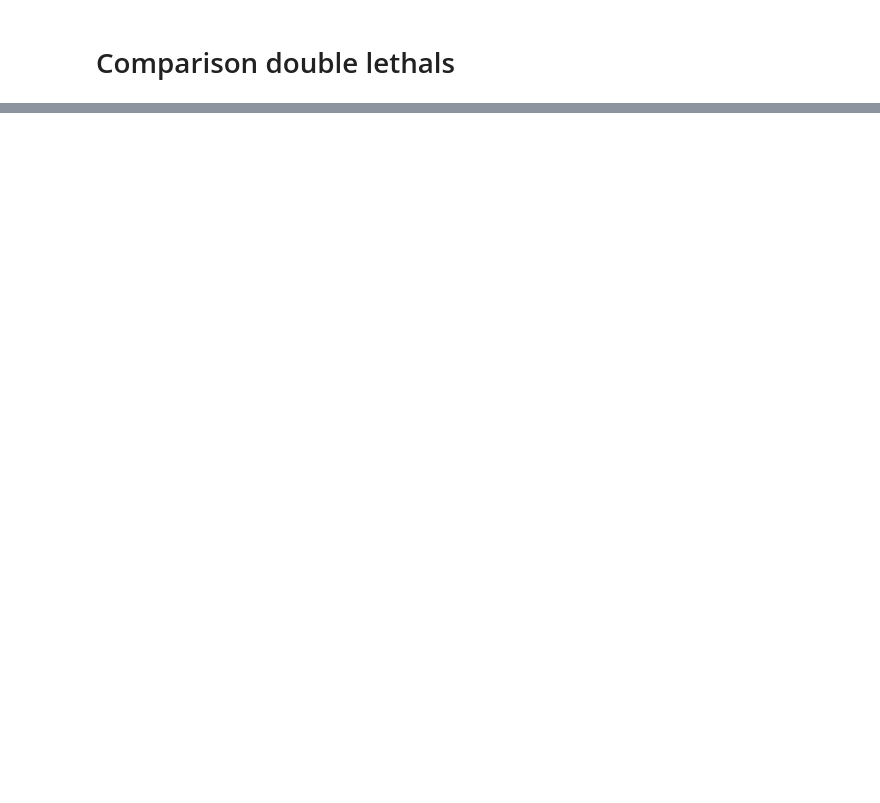
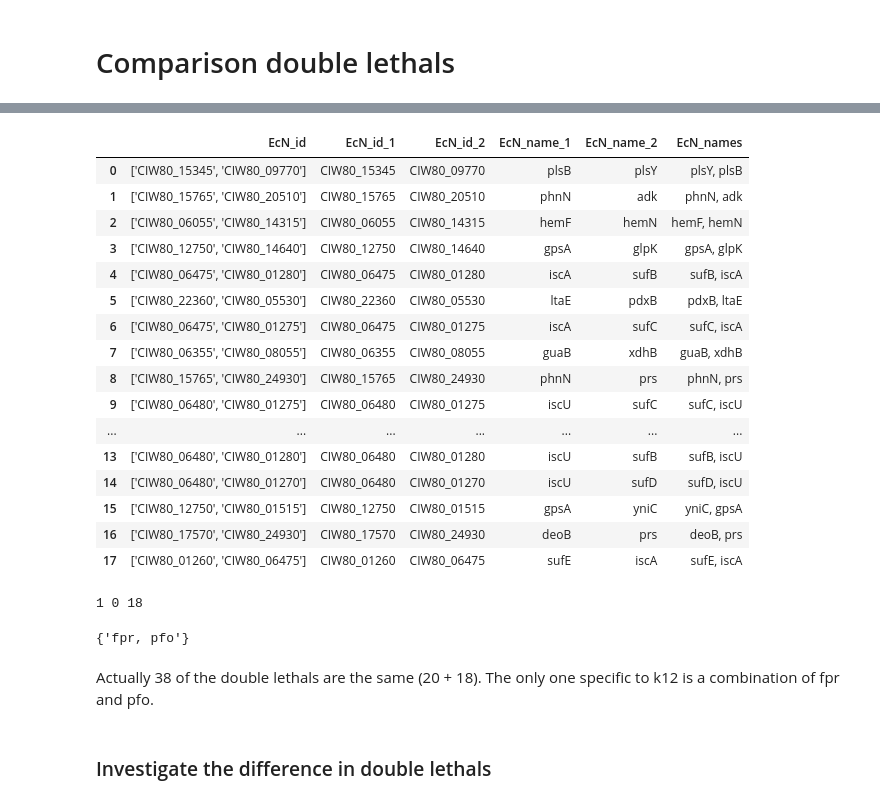
Before and after one commit to maxvthof/EcN_model, a Jupyter notebook: notebooks/5.3_Gene essentiality.ipynb, the cells around one changed output, grey strips where cells are left out. Drawn from its saved outputs; the diff is of its cells as text; code cells hidden in the pictures; blank space fills up the shorter version.

```diff
--- a/notebooks/5.3_Gene essentiality.ipynb
+++ b/notebooks/5.3_Gene essentiality.ipynb
@@ -594,0 +778,42 @@ print(len(diff_k12), len(diff_EcN), len(same))
+# %%
+# Get the names of the different gene names
+gene_overview_EcN = gene_names(diff_EcN)
+gene_overview_EcN
+# %% [output]
+|  | EcN_id | EcN_id_1 | EcN_id_2 | EcN_name_1 | EcN_name_2 | EcN_names |
+| 0 | ['CIW80_15345', 'CIW80_09770'] | CIW80_15345 | CIW80_09770 | plsB | plsY | plsY, plsB |
+| 1 | ['CIW80_15765', 'CIW80_20510'] | CIW80_15765 | CIW80_20510 | phnN | adk | phnN, adk |
+| 2 | ['CIW80_06055', 'CIW80_14315'] | CIW80_06055 | CIW80_14315 | hemF | hemN | hemF, hemN |
+| 3 | ['CIW80_12750', 'CIW80_14640'] | CIW80_12750 | CIW80_14640 | gpsA | glpK | gpsA, glpK |
+| 4 | ['CIW80_06475', 'CIW80_01280'] | CIW80_06475 | CIW80_01280 | iscA | sufB | sufB, iscA |
+| 5 | ['CIW80_22360', 'CIW80_05530'] | CIW80_22360 | CIW80_05530 | ltaE | pdxB | pdxB, ltaE |
+| 6 | ['CIW80_06475', 'CIW80_01275'] | CIW80_06475 | CIW80_01275 | iscA | sufC | sufC, iscA |
+| 7 | ['CIW80_06355', 'CIW80_08055'] | CIW80_06355 | CIW80_08055 | guaB | xdhB | guaB, xdhB |
+| 8 | ['CIW80_15765', 'CIW80_24930'] | CIW80_15765 | CIW80_24930 | phnN | prs | phnN, prs |
+| 9 | ['CIW80_06480', 'CIW80_01275'] | CIW80_06480 | CIW80_01275 | iscU | sufC | sufC, iscU |
+| ... | ... | ... | ... | ... | ... | ... |
+| 13 | ['CIW80_06480', 'CIW80_01280'] | CIW80_06480 | CIW80_01280 | iscU | sufB | sufB, iscU |
+| 14 | ['CIW80_06480', 'CIW80_01270'] | CIW80_06480 | CIW80_01270 | iscU | sufD | sufD, iscU |
+| 15 | ['CIW80_12750', 'CIW80_01515'] | CIW80_12750 | CIW80_01515 | gpsA | yniC | yniC, gpsA |
+| 16 | ['CIW80_17570', 'CIW80_24930'] | CIW80_17570 | CIW80_24930 | deoB | prs | deoB, prs |
+| 17 | ['CIW80_01260', 'CIW80_06475'] | CIW80_01260 | CIW80_06475 | sufE | iscA | sufE, iscA |
+# %%
+# Create two sets
+set_1 = set(gene_overview_EcN['EcN_names'].values)
+set_2 = set(gene_overview_k12['EcN_names'].values)
+
+# Find the difference & similarity
+diff_k12 = set_2 - set_1
+diff_EcN = set_1 - set_2
+same = set.intersection(set_1, set_2)
+
+print(len(diff_k12), len(diff_EcN), len(same))
+
+diff_k12
+# %% [output]
+1 0 18
+{'fpr, pfo'}
+# %% [markdown]
+Actually 38 of the double lethals are the same (20 + 18). The only one specific to k12 is a combination of fpr and pfo.
+# %% [markdown]
+### Investigate the difference in double lethals
```
Also changed, not shown: parts of 50 cells of this notebook.
